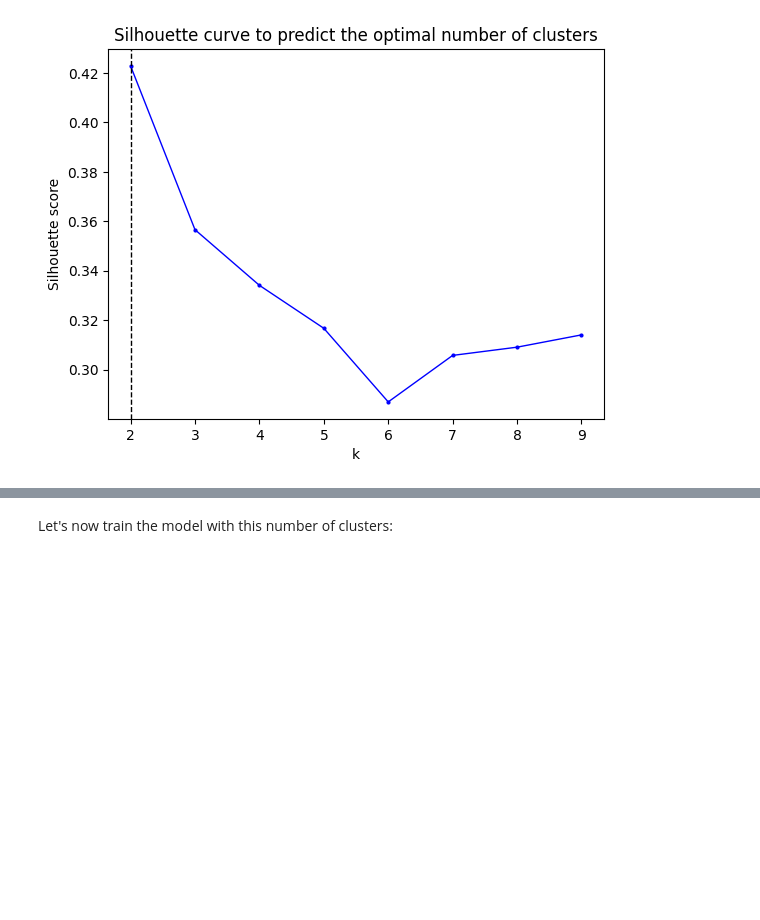
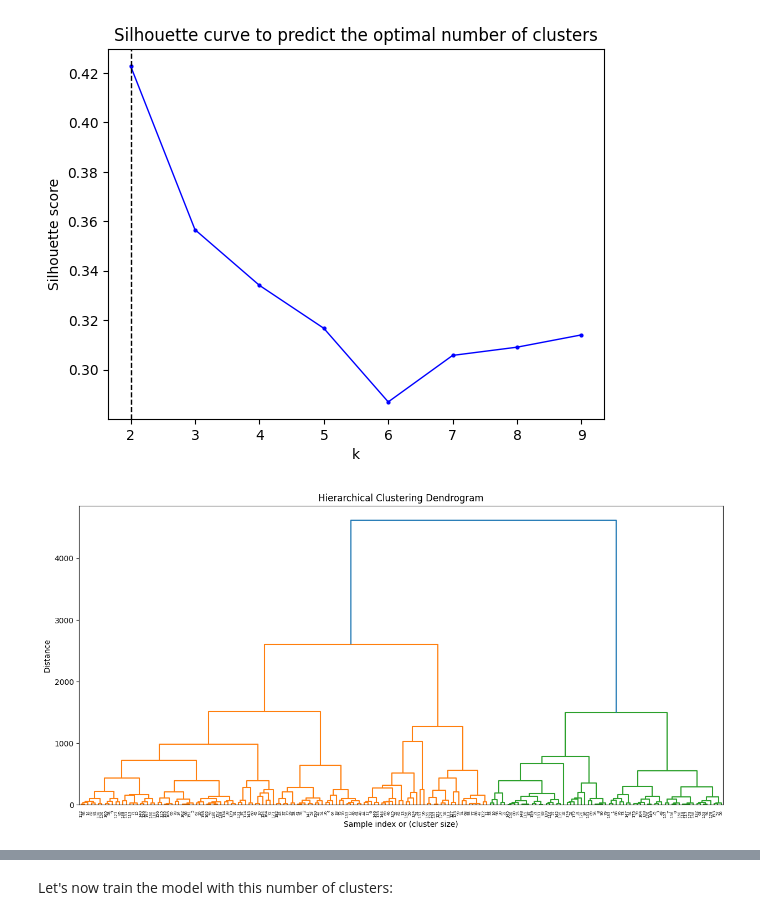
Before and after one commit to Mayra-N-S/CAS_ADS, a Jupyter notebook: Final Project/Assignment/CAS_Final_Project.ipynb, the cells around one changed output, grey strips where cells are left out. Cells and saved outputs as stored; diff of their text form; code cells hidden in the pictures; blank space fills up the shorter version.

```diff
--- a/Final Project/Assignment/CAS_Final_Project.ipynb
+++ b/Final Project/Assignment/CAS_Final_Project.ipynb
@@ -489,3 +489,29 @@ plt.axvline(x = k, linewidth = 1, color = 'black', linestyle = '--')
 plt.show()
 # %% [output]
 [figure]
+# %%
+# add a dendogram
+
+import matplotlib.pyplot as plt
+from scipy.cluster.hierarchy import dendrogram, linkage
+
+# Select the columns you want to use for the dendrogram
+# Make sure to exclude non-numeric columns like 'Condition' and 'Count'
+# Also, ensure the data is imputed or handled for missing values before linking
+dendrogram_data = clustering_df.drop(columns=['Count'])
+
+# Perform hierarchical clustering using Ward's method
+linked = linkage(dendrogram_data, 'ward')
+
+# Plot the dendrogram
+plt.figure(figsize=(15, 7))
+dendrogram(linked,
+            orientation='top',
+            distance_sort='descending',
+            show_leaf_counts=True,)
+plt.title('Hierarchical Clustering Dendrogram')
+plt.xlabel('Sample index or (cluster size)')
+plt.ylabel('Distance')
+plt.show()
+# %% [output]
+[figure, added]
```
Also changed, not shown: parts of 15 cells of this notebook.
